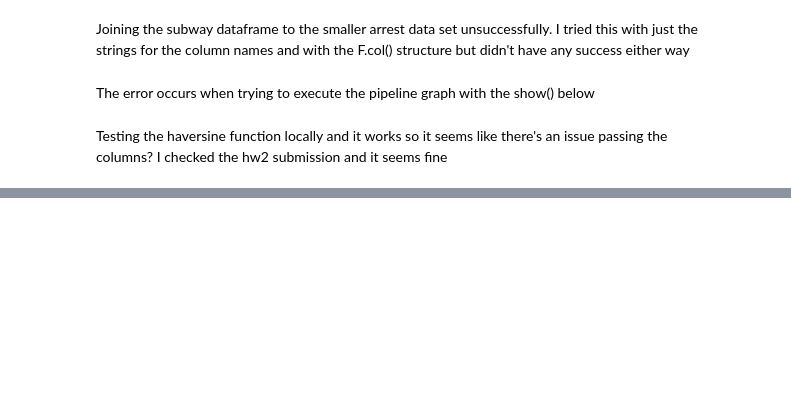
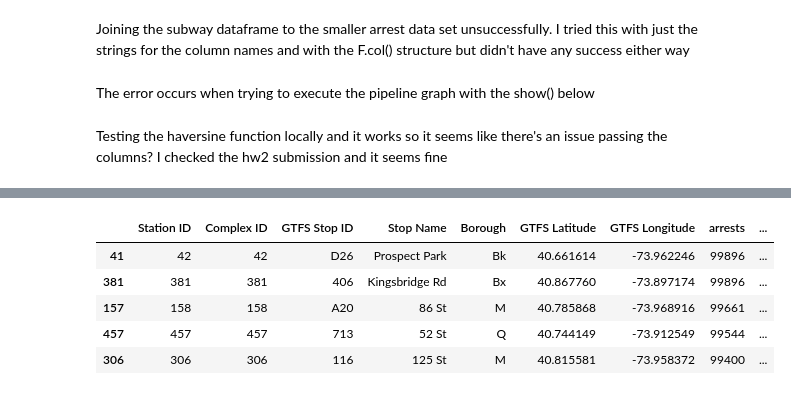
Before and after one commit to n-saurino/big-data-project, a Jupyter notebook: main.ipynb, the cells around one changed output, grey strips where cells are left out. Saved outputs shown, nothing was run; the diff lists cells and outputs as text; code cells hidden in the pictures; blank space fills up the shorter version.

```diff
--- a/main.ipynb
+++ b/main.ipynb
@@ -269,0 +273,2 @@ distance = withinMeters(40.799008797000056, -73.95240854099995, 40.8163918470000
+# %%
+test_DF['geometry'] = [Point(xy) for xy in zip(test_DF['GTFS Longitude'],test_DF['GTFS Latitude'])]
@@ -269,0 +279,9 @@ distance = withinMeters(40.799008797000056, -73.95240854099995, 40.8163918470000
+# %%
+test_DF.head()
+# %% [output]
+|  | Station ID | Complex ID | GTFS Stop ID | Stop Name | Borough | GTFS Latitude | GTFS Longitude | arrests | ... |
+| 41 | 42 | 42 | D26 | Prospect Park | Bk | 40.661614 | -73.962246 | 99896 | ... |
+| 381 | 381 | 381 | 406 | Kingsbridge Rd | Bx | 40.867760 | -73.897174 | 99896 | ... |
+| 157 | 158 | 158 | A20 | 86 St | M | 40.785868 | -73.968916 | 99661 | ... |
+| 457 | 457 | 457 | 713 | 52 St | Q | 40.744149 | -73.912549 | 99544 | ... |
+| 306 | 306 | 306 | 116 | 125 St | M | 40.815581 | -73.958372 | 99400 | ... |
```
Also changed, not shown: parts of 36 cells of this notebook.
